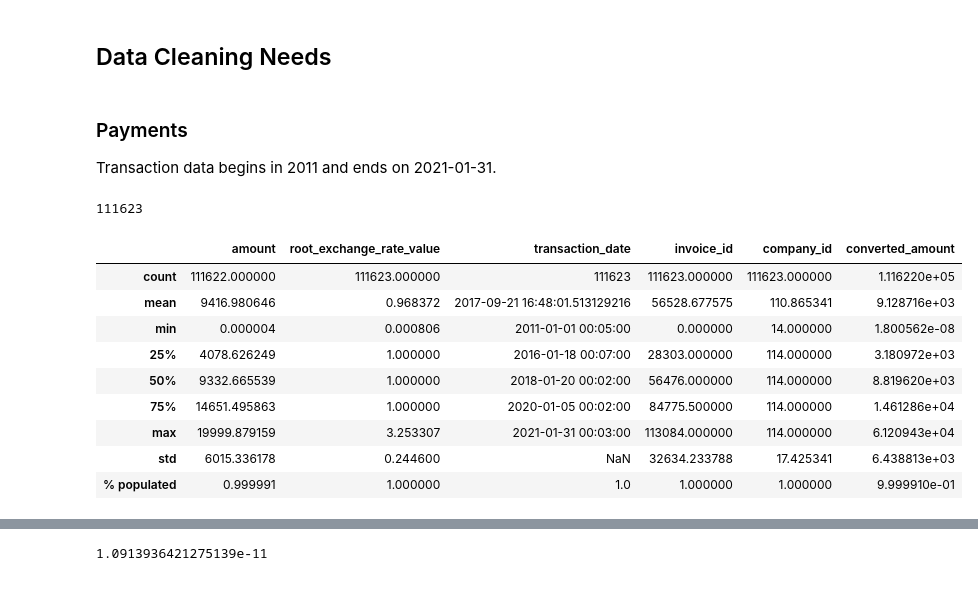
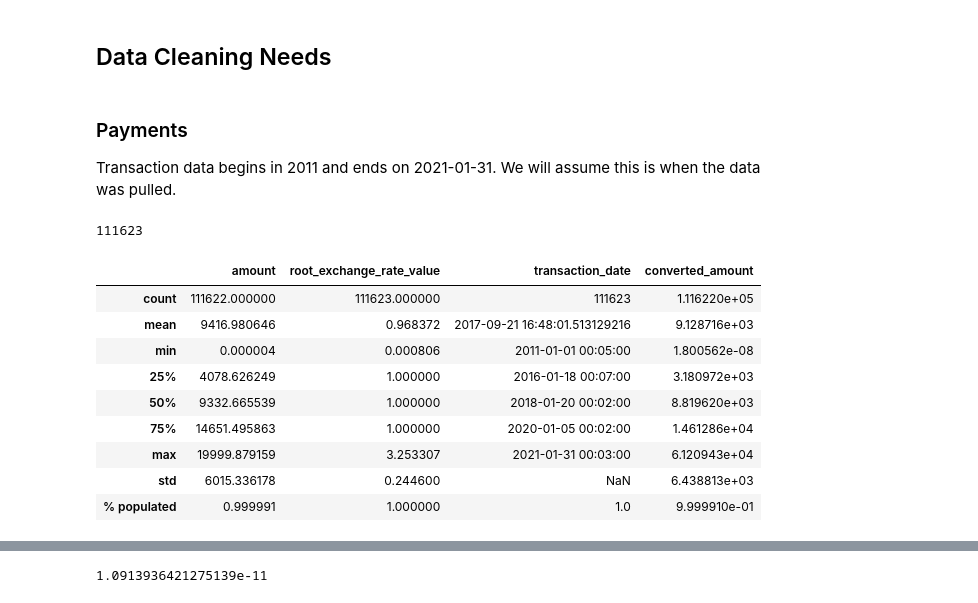
Before and after one commit to lauren7249/Data-Science-Take-Home-Project, a Jupyter notebook: data_analysis/files/exploratory.ipynb, the cells around one changed output, grey strips where cells are left out. Drawn from its saved outputs; the diff is of its cells as text; code cells hidden in the pictures.

```diff
--- a/data_analysis/files/exploratory.ipynb
+++ b/data_analysis/files/exploratory.ipynb
@@ -140,23 +123,23 @@ invoices.groupby("account_id").company_id.nunique().value_counts()\
 # %% [markdown]
 ### Payments
 
-Transaction data begins in 2011 and ends on 2021-01-31.
+Transaction data begins in 2011 and ends on 2021-01-31. We will assume this is when the data was pulled.
 # %%
 payments.__len__()
 # %% [output]
 111623
 # %%
-payment_stats = payments.describe(include='all')
+payment_stats = payments.describe(exclude='int')
 payment_stats.loc['% populated'] = payment_stats.loc['count']/payments.__len__()
 payment_stats
 # %% [output]
-|  | amount | root_exchange_rate_value | transaction_date | invoice_id | company_id | converted_amount |
-| count | 111622.000000 | 111623.000000 | 111623 | 111623.000000 | 111623.000000 | 1.116220e+05 |
-| mean | 9416.980646 | 0.968372 | 2017-09-21 16:48:01.513129216 | 56528.677575 | 110.865341 | 9.128716e+03 |
-| min | 0.000004 | 0.000806 | 2011-01-01 00:05:00 | 0.000000 | 14.000000 | 1.800562e-08 |
-| 25% | 4078.626249 | 1.000000 | 2016-01-18 00:07:00 | 28303.000000 | 114.000000 | 3.180972e+03 |
-| 50% | 9332.665539 | 1.000000 | 2018-01-20 00:02:00 | 56476.000000 | 114.000000 | 8.819620e+03 |
-| 75% | 14651.495863 | 1.000000 | 2020-01-05 00:02:00 | 84775.500000 | 114.000000 | 1.461286e+04 |
-| max | 19999.879159 | 3.253307 | 2021-01-31 00:03:00 | 113084.000000 | 114.000000 | 6.120943e+04 |
-| std | 6015.336178 | 0.244600 | NaN | 32634.233788 | 17.425341 | 6.438813e+03 |
-| % populated | 0.999991 | 1.000000 | 1.0 | 1.000000 | 1.000000 | 9.999910e-01 |
+|  | amount | root_exchange_rate_value | transaction_date | converted_amount |
+| count | 111622.000000 | 111623.000000 | 111623 | 1.116220e+05 |
+| mean | 9416.980646 | 0.968372 | 2017-09-21 16:48:01.513129216 | 9.128716e+03 |
+| min | 0.000004 | 0.000806 | 2011-01-01 00:05:00 | 1.800562e-08 |
+| 25% | 4078.626249 | 1.000000 | 2016-01-18 00:07:00 | 3.180972e+03 |
+| 50% | 9332.665539 | 1.000000 | 2018-01-20 00:02:00 | 8.819620e+03 |
+| 75% | 14651.495863 | 1.000000 | 2020-01-05 00:02:00 | 1.461286e+04 |
+| max | 19999.879159 | 3.253307 | 2021-01-31 00:03:00 | 6.120943e+04 |
+| std | 6015.336178 | 0.244600 | NaN | 6.438813e+03 |
+| % populated | 0.999991 | 1.000000 | 1.0 | 9.999910e-01 |
```
Also changed, not shown: parts of 64 cells of this notebook, 9 other files.
